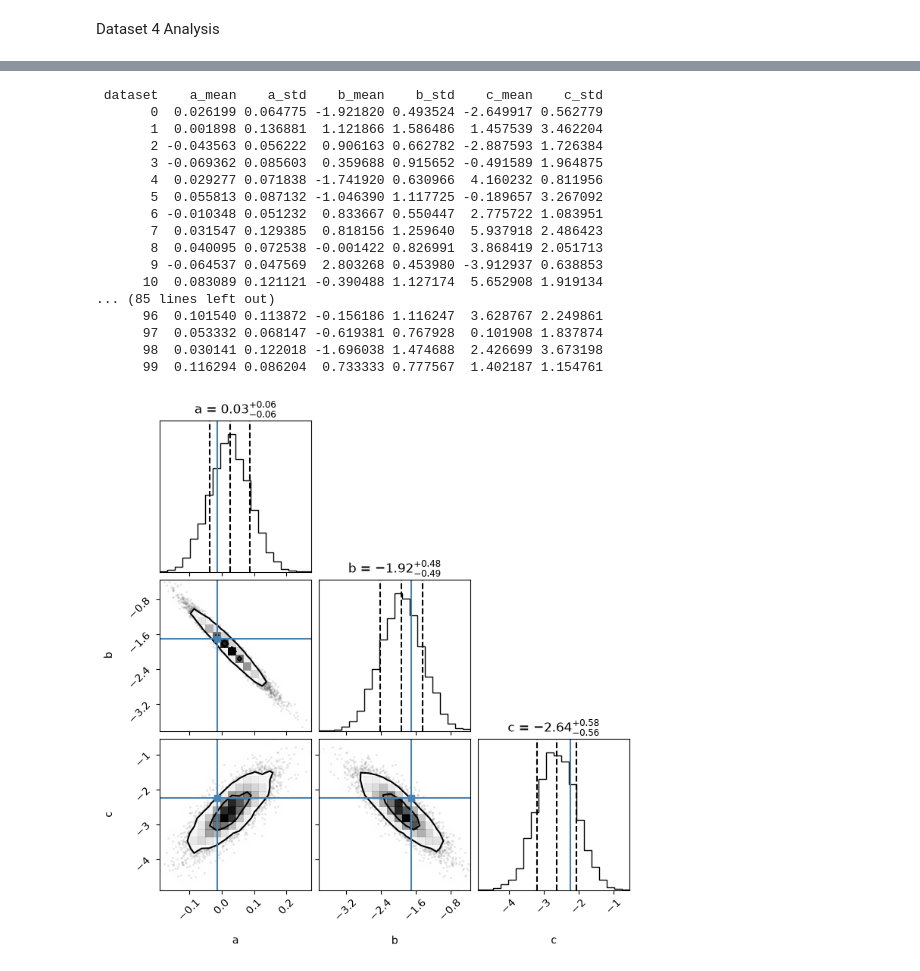
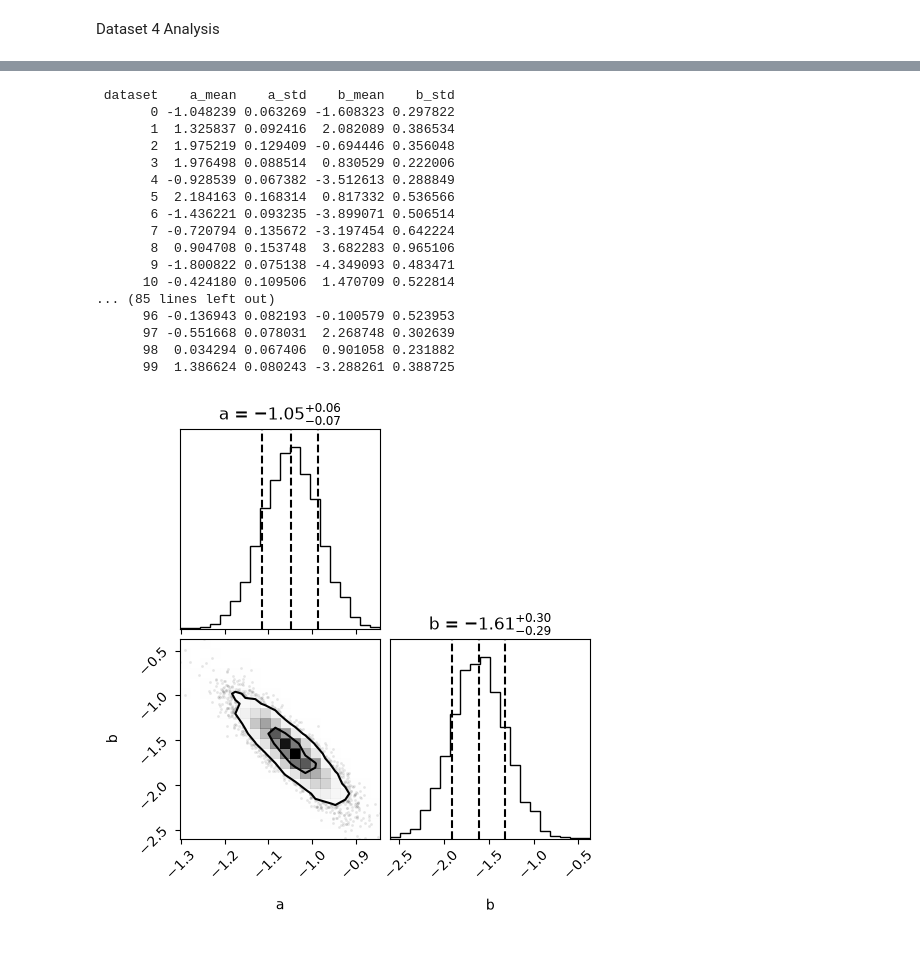
Before and after one commit to jarachisholm/SBI_clustering, a Jupyter notebook: fit_secret_lines.ipynb, the cells around one changed output, grey strips where cells are left out. Drawn from its saved outputs; the diff is of its cells as text; code cells hidden in the pictures.

```diff
--- a/fit_secret_lines.ipynb
+++ b/fit_secret_lines.ipynb
@@ -205,8 +357,8 @@ b ranges from -5.918 to 4.918
 # %%
 #Creating a prior for the set based on that range
 
-prior_2 = BoxUniform(low=torch.tensor([-3, -6]),
-                      high=torch.tensor([3, 6]))
+prior_2 = BoxUniform(low=torch.tensor([-3, -8]),
+                      high=torch.tensor([3, 8]))
 
 prior_samples2 = prior_2.sample((10000,))
 
@@ -487,25 +905,25 @@ plt.show()
 #getting an idea of the range of slopes
 a_fits = []
 b_fits = []
-c_fits = []
+#c_fits = []
 
 for ds_id, d in list(datasets)[:]:
-    a_fit, b_fit, c_fit = np.polyfit(d['x'], d['y'], 2)
+    a_fit, b_fit = np.polyfit(d['x'], d['y'], 1)
 
     a_fits.append(a_fit)
     b_fits.append(b_fit)
-    c_fits.append(c_fit)
+    #c_fits.append(c_fit)
 
 color = ['red', 'orange']
 for ds_id, d in list(datasets)[:2]:
-    a_fit, b_fit, c_fit = np.polyfit(d['x'], d['y'], 2)
-    plt.plot(d['x'], a_fit * d['x']**2 + b_fit * d['x'] + c_fit, label=f'Dataset {ds_id}: a≈{a_fit:.2f}, b≈{b_fit:.2f}, c≈{c_fit: .2f}', color = color[ds_id])
+    a_fit, b_fit = np.polyfit(d['x'], d['y'], 1)
+    plt.plot(d['x'], a_fit * d['x'] + b_fit  , label=f'Dataset {ds_id}: a≈{a_fit:.2f}, b≈{b_fit:.2f}', color = color[ds_id])
     plt.plot(d['x'], d['y'], 'o', color = color[ds_id])
     plt.legend()
-    print(f'a = {a_fit}, b = {b_fit}, c = {c_fit}')
+    print(f'a = {a_fit}, b = {b_fit}')
 
 
 print(f'a ranges from {min(a_fits):.3f} to {max(a_fits):.3f}')
 print(f'b ranges from {min(b_fits):.3f} to {max(b_fits):.3f}')
-print(f'c ranges from {min(c_fits):.3f} to {max(c_fits):.3f}')
+#print(f'c ranges from {min(c_fits):.3f} to {max(c_fits):.3f}')
 # %% [output]
@@ -519,8 +936,8 @@ c ranges from -6.627 to 18.281
 #Creating a prior for the set based on that range
 from sbi.utils import BoxUniform
 
-prior_4 = BoxUniform(low=torch.tensor([-4, -7, -8]),
-                      high=torch.tensor([4, 7, 20]))
+prior_4 = BoxUniform(low=torch.tensor([-6, -6]),
+                      high=torch.tensor([3, 6]))
 
 prior_samples4 = prior_4.sample((10000,))
 
@@ -538,9 +955,9 @@ plt.show()
 n_points = 10
 
 def simulator(theta, x, sigma):
-    coef_a, coef_b, coef_c = theta[0].item(), theta[1].item(), theta[2].item()
+    coef_a, coef_b = theta[0].item(), theta[1].item()
     sim_noise = np.random.normal(0, sigma, n_points)
-    y_sim = coef_a * x**2 + coef_b * x + coef_c + sim_noise
+    y_sim = coef_a * x + coef_b + sim_noise
 
     obs = np.concatenate([y_sim, x, sigma])
     return torch.tensor(obs, dtype=torch.float32)
@@ -579,53 +996,49 @@ results_list = []
 
 #Make a nice pretty table for a, b and corresponding sigmas found
 for ds_id, d in list(datasets)[:]:
     obs = get_observation(ds_id)
     samples = posterior.sample((1000,), x=obs, show_progress_bars=False)
     posterior_mean = samples.mean(dim=0)
     posterior_std = samples.std(dim=0)
 
     results_list.append({
         'dataset': ds_id,
         'a_mean': posterior_mean[0].item(),
         'a_std': posterior_std[0].item(),
         'b_mean': posterior_mean[1].item(),
         'b_std': posterior_std[1].item(),
-        'c_mean': posterior_mean[2].item(),
-        'c_std': posterior_std[2].item()
     })
 
 results_df = pd.DataFrame(results_list)
 print(results_df.to_string(index=False))
 
 #Corner for the first dataset only
 ds_id = 0
 obs = get_observation(ds_id)
 samples = posterior.sample((5000,), x=obs)
 
 flat_samples = samples.numpy()
 
-#compare to true values from that csv
-truths = [-0.013794,-1.696825, -2.232021]
-labels = ["a", "b", "c"]
-fig = cp.corner(flat_samples[:, :3], labels=labels, truths=truths, levels=[0.393, 0.865], quantiles=[0.16, 0.5, 0.84], title_quantiles=[0.16, 0.5, 0.84], show_titles=True, title_kwargs={"fontsize": 12})
+labels = ["a", "b"]
+fig = cp.corner(flat_samples[:, :2], labels=labels, truths=None, levels=[0.393, 0.865], quantiles=[0.16, 0.5, 0.84], title_quantiles=[0.16, 0.5, 0.84], show_titles=True, title_kwargs={"fontsize": 12})
 
 posterior_mean = samples.mean(dim=0)
 # %% [output]
- dataset    a_mean    a_std    b_mean    b_std    c_mean    c_std
-       0  0.026199 0.064775 -1.921820 0.493524 -2.649917 0.562779
-       1  0.001898 0.136881  1.121866 1.586486  1.457539 3.462204
-       2 -0.043563 0.056222  0.906163 0.662782 -2.887593 1.726384
-       3 -0.069362 0.085603  0.359688 0.915652 -0.491589 1.964875
-       4  0.029277 0.071838 -1.741920 0.630966  4.160232 0.811956
-       5  0.055813 0.087132 -1.046390 1.117725 -0.189657 3.267092
-       6 -0.010348 0.051232  0.833667 0.550447  2.775722 1.083951
-       7  0.031547 0.129385  0.818156 1.259640  5.937918 2.486423
-       8  0.040095 0.072538 -0.001422 0.826991  3.868419 2.051713
-       9 -0.064537 0.047569  2.803268 0.453980 -3.912937 0.638853
-      10  0.083089 0.121121 -0.390488 1.127174  5.652908 1.919134
+ dataset    a_mean    a_std    b_mean    b_std
+       0 -1.048239 0.063269 -1.608323 0.297822
+       1  1.325837 0.092416  2.082089 0.386534
+       2  1.975219 0.129409 -0.694446 0.356048
+       3  1.976498 0.088514  0.830529 0.222006
+       4 -0.928539 0.067382 -3.512613 0.288849
+       5  2.184163 0.168314  0.817332 0.536566
+       6 -1.436221 0.093235 -3.899071 0.506514
+       7 -0.720794 0.135672 -3.197454 0.642224
+       8  0.904708 0.153748  3.682283 0.965106
+       9 -1.800822 0.075138 -4.349093 0.483471
+      10 -0.424180 0.109506  1.470709 0.522814
 ... (85 lines left out)
-      96  0.101540 0.113872 -0.156186 1.116247  3.628767 2.249861
-      97  0.053332 0.068147 -0.619381 0.767928  0.101908 1.837874
-      98  0.030141 0.122018 -1.696038 1.474688  2.426699 3.673198
-      99  0.116294 0.086204  0.733333 0.777567  1.402187 1.154761
+      96 -0.136943 0.082193 -0.100579 0.523953
+      97 -0.551668 0.078031  2.268748 0.302639
+      98  0.034294 0.067406  0.901058 0.231882
+      99  1.386624 0.080243 -3.288261 0.388725
-[figure, old version]
+[figure, new version]
```
Also changed, not shown: parts of 33 cells of this notebook.
